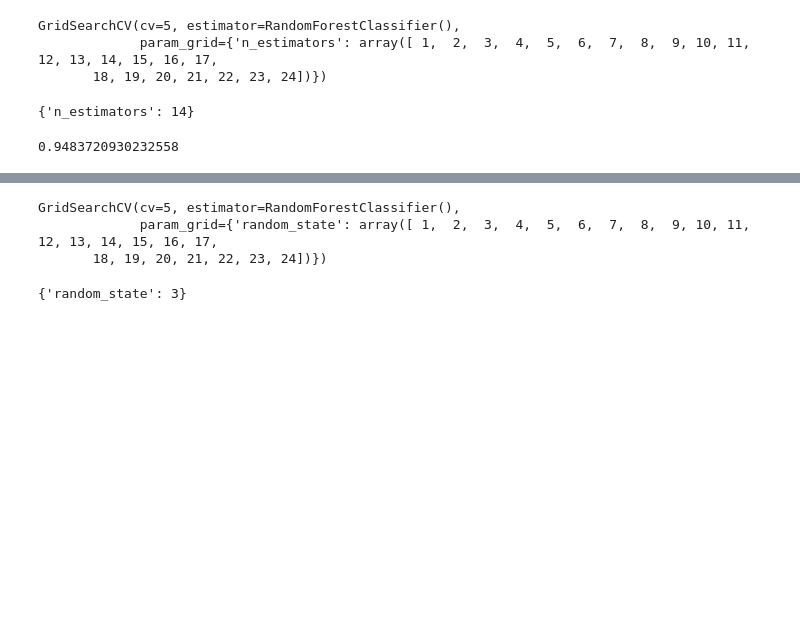
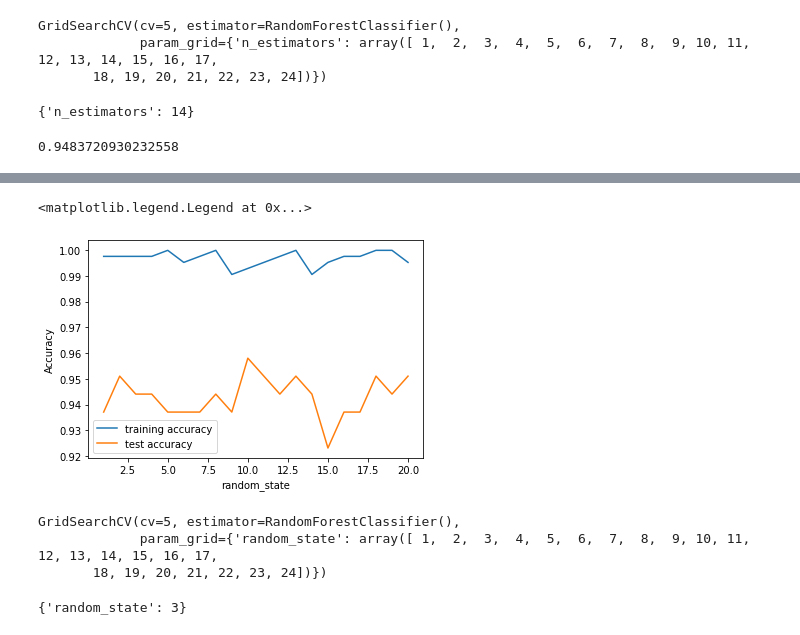
Before and after one commit to pthomas000/Adv_Data_Analysis, a Jupyter notebook: Project_2.ipynb, the cells around one changed output, grey strips where cells are left out. Saved outputs shown, nothing was run; the diff lists cells and outputs as text; code cells hidden in the pictures; blank space fills up the shorter version.

```diff
--- a/Project_2.ipynb
+++ b/Project_2.ipynb
@@ -536,3 +564,9 @@ rf_gscv.best_params_
 rf_gscv.best_score_
 # %% [output]
 0.9483720930232558
+# %%
+forest14 = RandomForestClassifier(n_estimators=14, random_state=3)
+forest14.fit(X_train, y_train)
+
+print("Accuracy on training set: {:.3f}".format(forest14.score(X_train, y_train)))
+print("Accuracy on test set: {:.3f}".format(forest14.score(X_test, y_test)))
@@ -538,0 +576,6 @@ rf_gscv.best_score_
+# %%
+forest1 = RandomForestClassifier(n_estimators=1, random_state=3)
+forest1.fit(X_train, y_train)
+
+print("Accuracy on training set: {:.3f}".format(forest1.score(X_train, y_train)))
+print("Accuracy on test set: {:.3f}".format(forest1.score(X_test, y_test)))
@@ -538,0 +593,6 @@ rf_gscv.best_score_
+# %%
+forest1 = RandomForestClassifier(n_estimators=1, random_state=3)
+forest1.fit(X_train, y_train)
+
+confusion = confusion_matrix(y_test, forest1.predict(X_test))
+print("Confusion matrix:\n{}".format(confusion))
@@ -539,3 +629,26 @@ rf_gscv.best_score_
+# %%
+training_accuracy = []
+test_accuracy = []
+# try random_state from 1 to 20
+randomstate_settings = range(1, 21)
+
+for random_state in randomstate_settings:
+    # build the model
+    forest = RandomForestClassifier(n_estimators=14, random_state=random_state)
+    forest.fit(X_train, y_train)
+    # record training set accuracy
+    training_accuracy.append(forest.score(X_train, y_train))
+    # record generalization accuracy
+    test_accuracy.append(forest.score(X_test, y_test))
+
+plt.plot(randomstate_settings, training_accuracy, label="training accuracy")
+plt.plot(randomstate_settings, test_accuracy, label="test accuracy")
+plt.ylabel("Accuracy")
+plt.xlabel("random_state")
+plt.legend()
+# %% [output]
+<matplotlib.legend.Legend at 0x...>
+[figure, added]
 # %%
 #dictionary of all values of random_state
 param_grid2 = {"random_state": np.arange(1, 25)}
```
Also changed, not shown: parts of 17 cells of this notebook.
